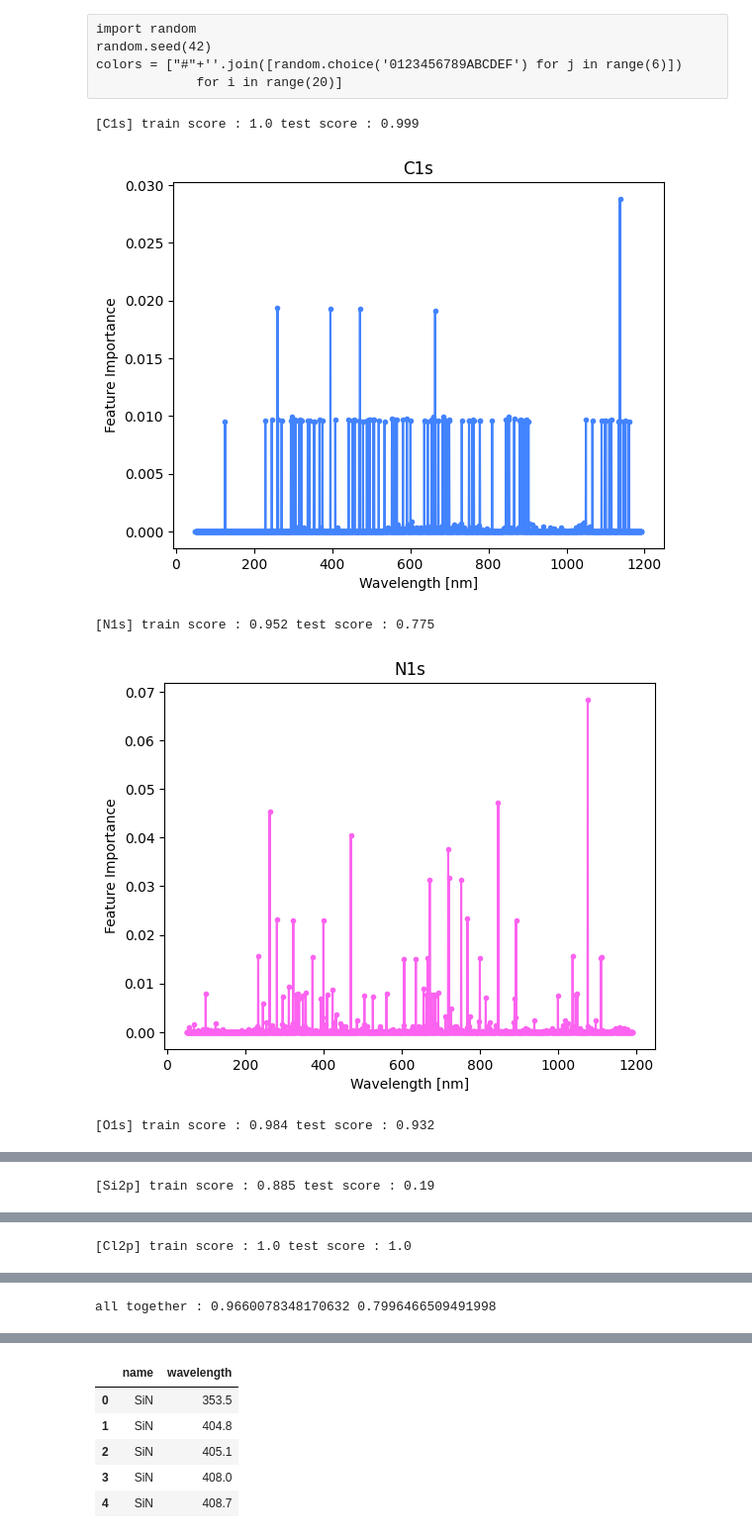
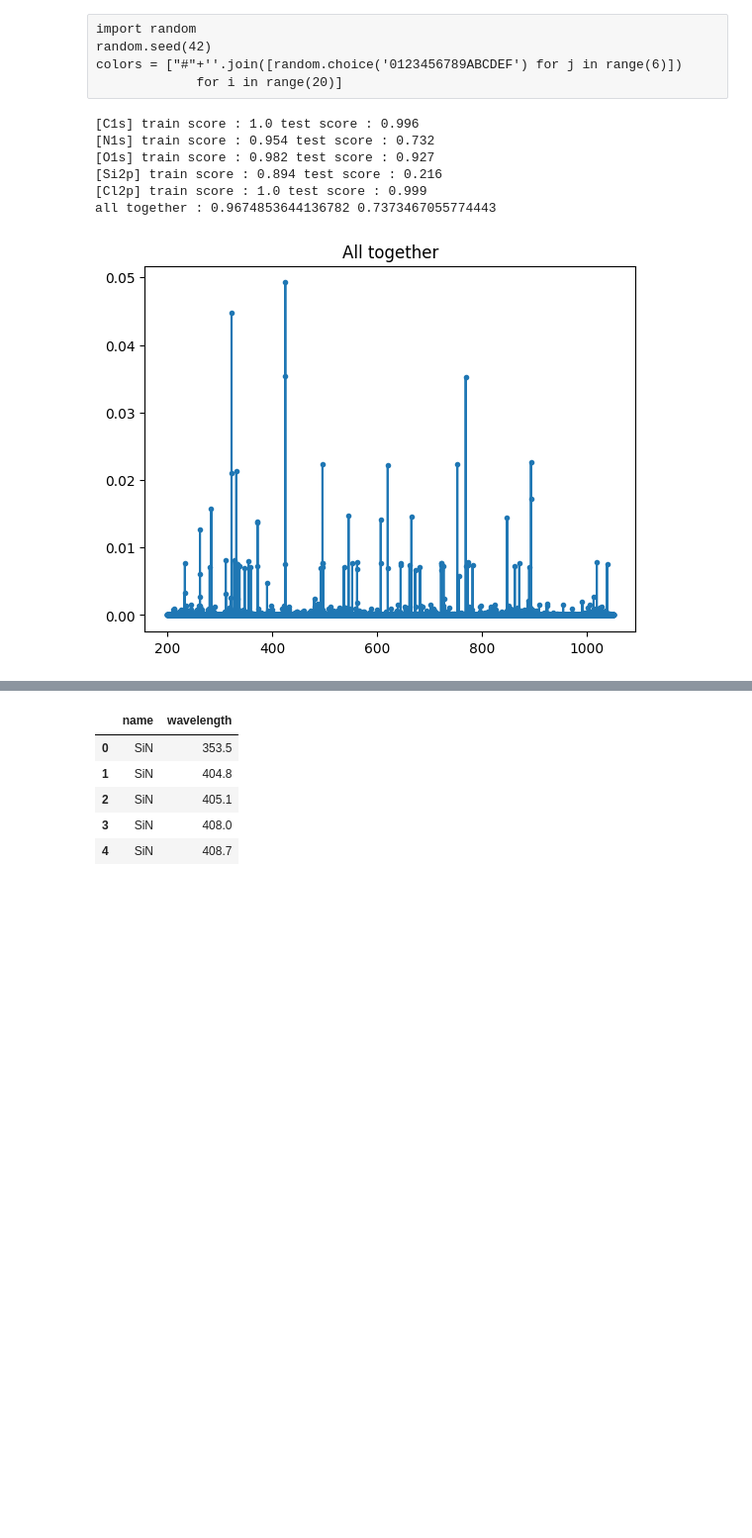
Before and after one commit to Materials-and-Devices-Center-under-KETI/OES_data, a Jupyter notebook: XPS/p3_regression.ipynb, the cells around one changed output, grey strips where cells are left out. Shown at 99% size. Drawn from its saved outputs; the diff is of its cells as text; code cells hidden in the pictures; blank space fills up the shorter version.

```diff
--- a/XPS/p3_regression.ipynb
+++ b/XPS/p3_regression.ipynb
@@ -152,5 +154,6 @@ N2_input_inter = pd.DataFrame(columns=new_col, index=N2_input.index)
 for idx, row in N2_input.iterrows():
     N2_input_inter.iloc[idx] = np.interp(new_col, N2_input.columns.values, N2_input.iloc[idx])
 N2_input_inter.index.name = 'cycle'
+N2_input_inter = N2_input_inter.iloc[:,3:8504]
 N2_input_inter
 # %% [output]
@@ -184,14 +173,0 @@ Index([              49.8,               49.9,               50.0,
-# %%
-def DropFromSecond(x):
-    x = x * 10
-    x = np.floor(x)
-    return x/10
-
-# Given the spectrometer measures 200 - 1100 nn, drop columns outside this range
-# df = df[df.columns[296:]]
-new_col = [str(DropFromSecond(x)) for x in N2_input_inter.columns.astype(float)]
-N2_input_inter.columns = new_col
-
-new_col = [str(DropFromSecond(x)) for x in NH3_input_inter.columns.astype(float)]
-NH3_input_inter.columns = new_col
-NH3_input_inter.columns
@@ -299,7 +276,7 @@ len(list(set(x)))
 63
 # %%
 # striking the balance between N2 and Nh3 datasets
-N2_input = N2_input.iloc[list(set(x)),:]
+N2_input = N2_input_inter.iloc[list(set(x)),:]
 N2_target = N2_target.iloc[list(set(x)),:]
 print(len(N2_input), len(N2_target))
 # %% [output]
@@ -307,6 +287,6 @@ print(len(N2_input), len(N2_target))
 # %%
 # combine N2 and NH3 data
-data = pd.concat([N2_input, NH3_input])
+data = pd.concat([N2_input, NH3_input_inter])
 target = pd.concat([N2_target, NH3_target])
 print(len(data), len(target))
 train_input, test_input, train_target, test_target = train_test_split(data, target, test_size=0.2, shuffle=True, random_state=42)
@@ -343,25 +302,27 @@ colors = ["#"+''.join([random.choice('0123456789ABCDEF') for j in range(6)])
 # %%
 wv = [float(i) for i in N2_input.columns]
 
 for idx, col in enumerate(target.columns):
     rr = RandomForestRegressor()
     rr.fit(train_input, train_target[col])
     print(f'[{col}]', 'train score :', np.round(rr.score(train_input, train_target[col]),3), 'test score :', np.round(rr.score(test_input, test_target[col]), 3))
-    plt.plot(wv, rr.feature_importances_, '.-', color=colors[idx])
-    plt.xlabel('Wavelength [nm]')
-    plt.ylabel('Feature Importance')
-    plt.title(col)
-    plt.show()
+    # plt.plot(wv, rr.feature_importances_, '.-', color=colors[idx])
+    # plt.xlabel('Wavelength [nm]')
+    # plt.ylabel('Feature Importance')
+    # plt.title(col)
+    # plt.show()
 
 rr = RandomForestRegressor()
 rr.fit(train_input, train_target)
 print('all together :', rr.score(train_input, train_target), rr.score(test_input, test_target))
 plt.plot(wv, rr.feature_importances_, '.-')
 plt.title('All together')
 plt.show()
 # %% [output]
-[C1s] train score : 1.0 test score : 0.999
+[C1s] train score : 1.0 test score : 0.996
+[N1s] train score : 0.954 test score : 0.732
+[O1s] train score : 0.982 test score : 0.927
+[Si2p] train score : 0.894 test score : 0.216
+[Cl2p] train score : 1.0 test score : 0.999
+all together : 0.9674853644136782 0.7373467055774443
-[figure, old version]
+[figure, new version]
-[N1s] train score : 0.952 test score : 0.775
-[figure, removed]
-[O1s] train score : 0.984 test score : 0.932
@@ -369 +328,0 @@ plt.show()
-[Si2p] train score : 0.885 test score : 0.19
@@ -371 +328,0 @@ plt.show()
-[Cl2p] train score : 1.0 test score : 1.0
@@ -373 +328,0 @@ plt.show()
-all together : 0.9660078348170632 0.7996466509491998
```
Also changed, not shown: parts of 62 cells of this notebook, 1 other file.
